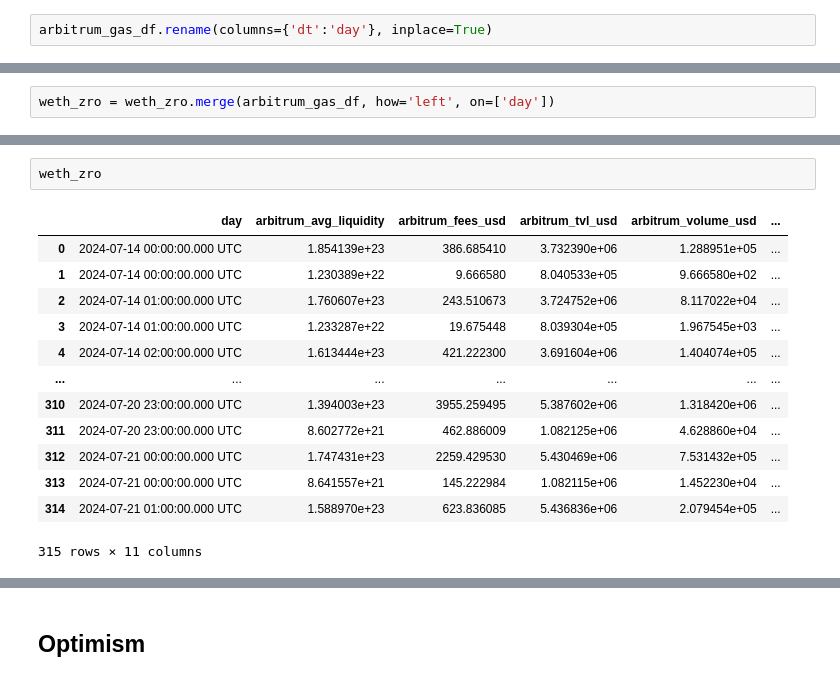
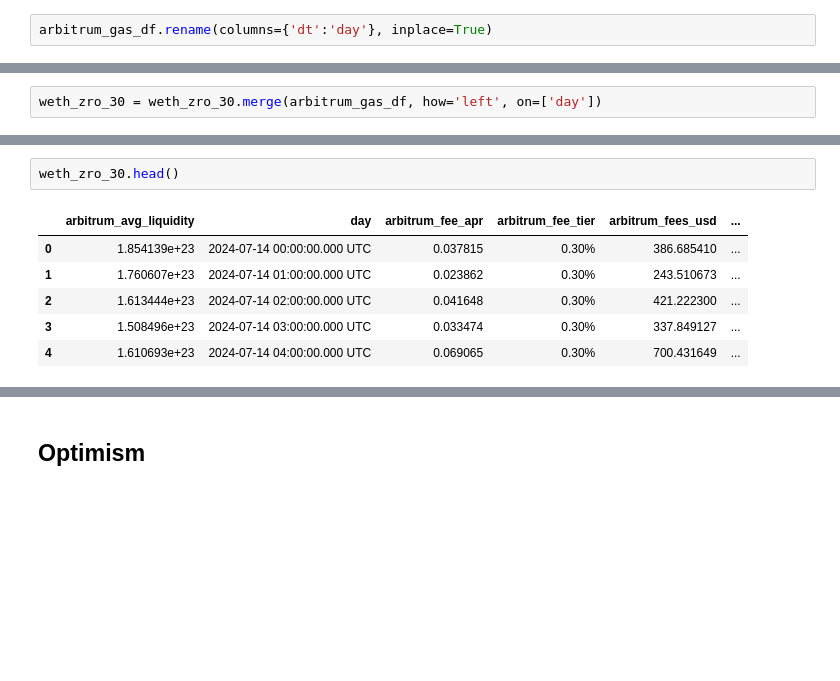
Before and after one commit to BrandynHamilton/gas_subsidy_research, a Jupyter notebook: eda.ipynb, the cells around one changed output, grey strips where cells are left out. Cells and saved outputs as stored; diff of their text form; blank space fills up the shorter version.

```diff
--- a/eda.ipynb
+++ b/eda.ipynb
@@ -351,2 +324,2 @@ weth_zro
 # %%
-weth_zro = weth_zro.merge(arbitrum_gas_df, how='left', on=['day'])
+weth_zro_30 = weth_zro_30.merge(arbitrum_gas_df, how='left', on=['day'])
@@ -367,17 +326,10 @@ weth_zro = weth_zro.merge(arbitrum_gas_df, how='left', on=['day'])
-# %%
-weth_zro
-# %% [output]
-|  | day | arbitrum_avg_liquidity | arbitrum_fees_usd | arbitrum_tvl_usd | arbitrum_volume_usd | ... |
-| 0 | 2024-07-14 00:00:00.000 UTC | 1.854139e+23 | 386.685410 | 3.732390e+06 | 1.288951e+05 | ... |
-| 1 | 2024-07-14 00:00:00.000 UTC | 1.230389e+22 | 9.666580 | 8.040533e+05 | 9.666580e+02 | ... |
-| 2 | 2024-07-14 01:00:00.000 UTC | 1.760607e+23 | 243.510673 | 3.724752e+06 | 8.117022e+04 | ... |
-| 3 | 2024-07-14 01:00:00.000 UTC | 1.233287e+22 | 19.675448 | 8.039304e+05 | 1.967545e+03 | ... |
-| 4 | 2024-07-14 02:00:00.000 UTC | 1.613444e+23 | 421.222300 | 3.691604e+06 | 1.404074e+05 | ... |
-| ... | ... | ... | ... | ... | ... | ... |
-| 310 | 2024-07-20 23:00:00.000 UTC | 1.394003e+23 | 3955.259495 | 5.387602e+06 | 1.318420e+06 | ... |
-| 311 | 2024-07-20 23:00:00.000 UTC | 8.602772e+21 | 462.886009 | 1.082125e+06 | 4.628860e+04 | ... |
-| 312 | 2024-07-21 00:00:00.000 UTC | 1.747431e+23 | 2259.429530 | 5.430469e+06 | 7.531432e+05 | ... |
-| 313 | 2024-07-21 00:00:00.000 UTC | 8.641557e+21 | 145.222984 | 1.082115e+06 | 1.452230e+04 | ... |
-| 314 | 2024-07-21 01:00:00.000 UTC | 1.588970e+23 | 623.836085 | 5.436836e+06 | 2.079454e+05 | ... |
-315 rows × 11 columns
+# %%
+weth_zro_30.head()
+# %% [output]
+|  | arbitrum_avg_liquidity | day | arbitrum_fee_apr | arbitrum_fee_tier | arbitrum_fees_usd | ... |
+| 0 | 1.854139e+23 | 2024-07-14 00:00:00.000 UTC | 0.037815 | 0.30% | 386.685410 | ... |
+| 1 | 1.760607e+23 | 2024-07-14 01:00:00.000 UTC | 0.023862 | 0.30% | 243.510673 | ... |
+| 2 | 1.613444e+23 | 2024-07-14 02:00:00.000 UTC | 0.041648 | 0.30% | 421.222300 | ... |
+| 3 | 1.508496e+23 | 2024-07-14 03:00:00.000 UTC | 0.033474 | 0.30% | 337.849127 | ... |
+| 4 | 1.610693e+23 | 2024-07-14 04:00:00.000 UTC | 0.069065 | 0.30% | 700.431649 | ... |
 # %%
```
Also changed, not shown: parts of 15 cells of this notebook.
